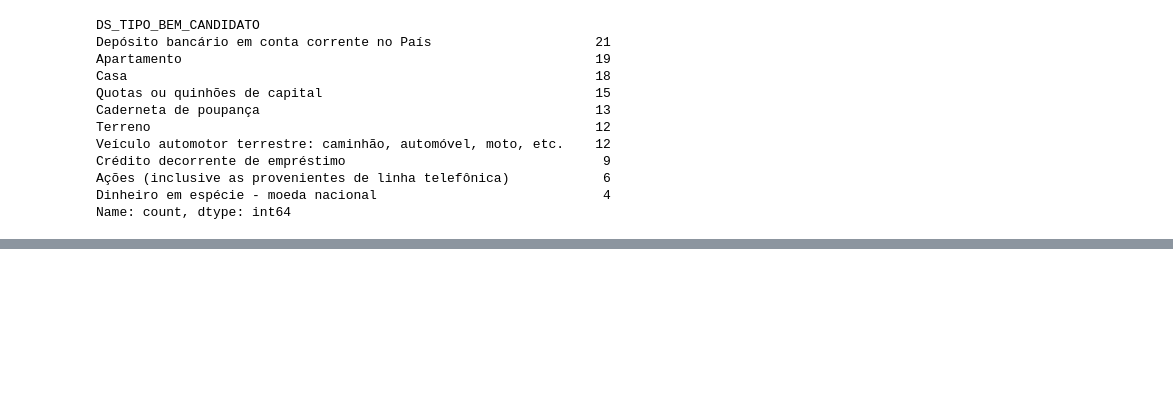
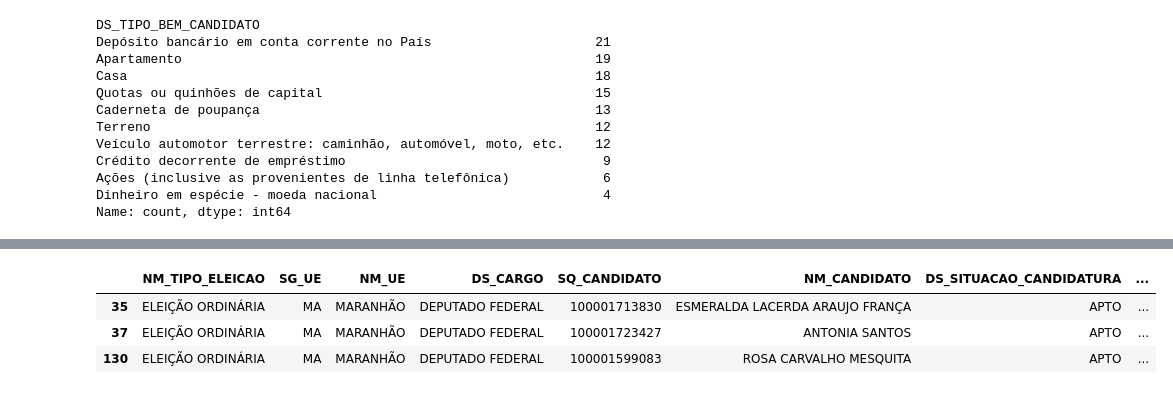
Before and after one commit to leandroclv/analise_manipulacao_dados_pandas_udemy, a Jupyter notebook: df_dados_TSE.ipynb, the cells around one changed output, grey strips where cells are left out. Cells and saved outputs as stored; diff of their text form; code cells hidden in the pictures; blank space fills up the shorter version.

```diff
--- a/df_dados_TSE.ipynb
+++ b/df_dados_TSE.ipynb
@@ -254,0 +363,7 @@ extrato_investimento('')
+# %%
+feminino.head(3)
+# %% [output]
+|  | NM_TIPO_ELEICAO | SG_UE | NM_UE | DS_CARGO | SQ_CANDIDATO | NM_CANDIDATO | DS_SITUACAO_CANDIDATURA | ... |
+| 35 | ELEIÇÃO ORDINÁRIA | MA | MARANHÃO | DEPUTADO FEDERAL | 100001713830 | ESMERALDA LACERDA ARAUJO FRANÇA | APTO | ... |
+| 37 | ELEIÇÃO ORDINÁRIA | MA | MARANHÃO | DEPUTADO FEDERAL | 100001723427 | ANTONIA SANTOS | APTO | ... |
+| 130 | ELEIÇÃO ORDINÁRIA | MA | MARANHÃO | DEPUTADO FEDERAL | 100001599083 | ROSA CARVALHO MESQUITA | APTO | ... |
```
Also changed, not shown: parts of 8 cells of this notebook.
